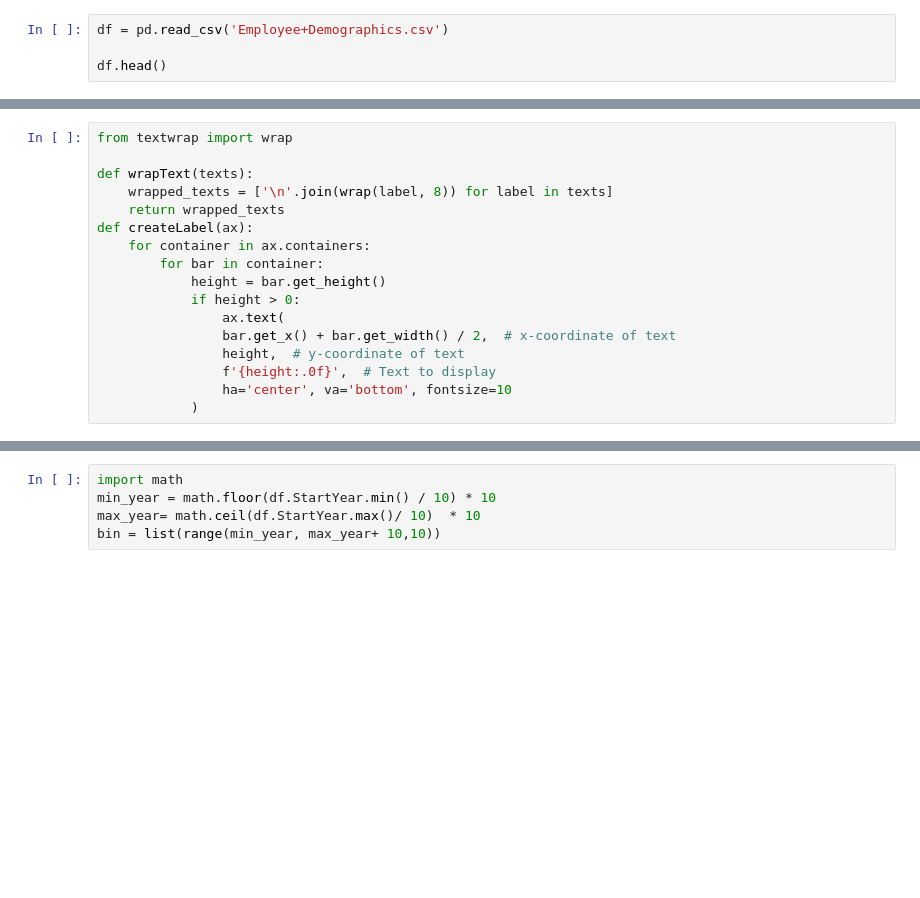
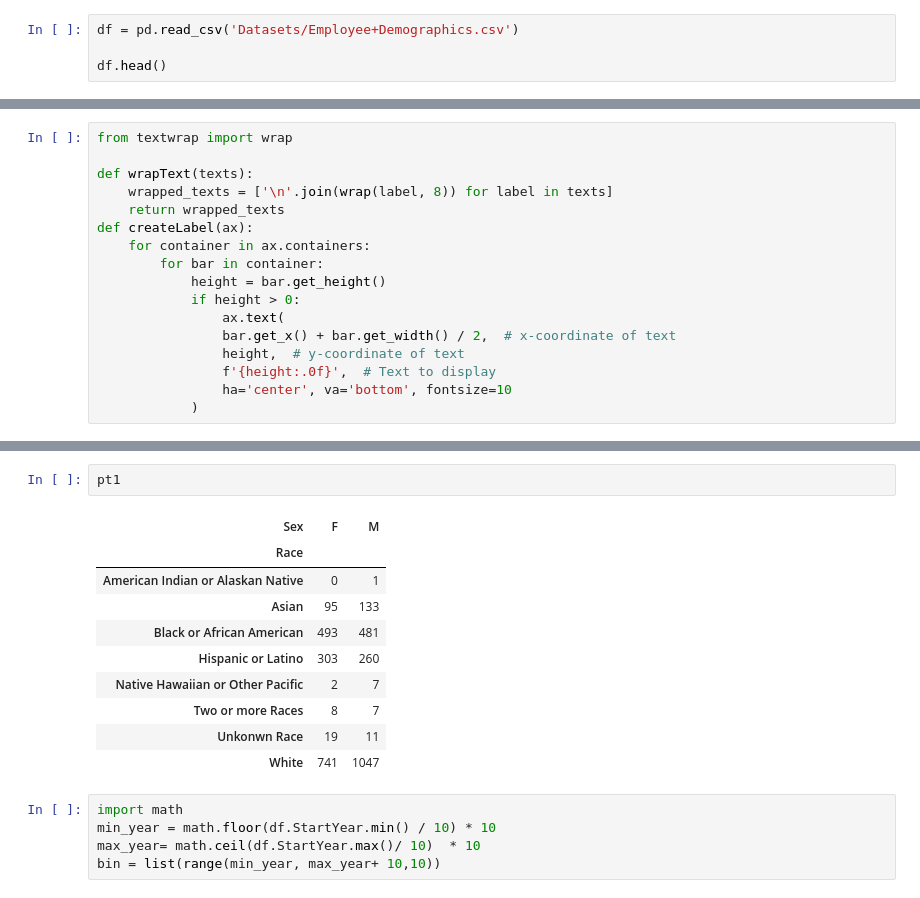
Before and after one commit to bin43256/100DatasetsChallenge, a Jupyter notebook: Employee+Demographics.ipynb, the cells around one changed output, grey strips where cells are left out. Saved outputs shown, nothing was run; the diff lists cells and outputs as text; blank space fills up the shorter version.

```diff
--- a/Employee+Demographics.ipynb
+++ b/Employee+Demographics.ipynb
@@ -2,7 +2,7 @@
 import pandas as pd
 import matplotlib.pyplot as plt
 # %%
-df = pd.read_csv('Employee+Demographics.csv')
+df = pd.read_csv('Datasets/Employee+Demographics.csv')
 
 df.head()
 # %% [output]
@@ -137,6 +138,19 @@ plt.ylabel("Number")
 plt.show()
 # %% [output]
 [figure]
+# %%
+pt1
+# %% [output]
+| Sex | F | M |
+| Race |  |  |
+| American Indian or Alaskan Native | 0 | 1 |
+| Asian | 95 | 133 |
+| Black or African American | 493 | 481 |
+| Hispanic or Latino | 303 | 260 |
+| Native Hawaiian or Other Pacific | 2 | 7 |
+| Two or more Races | 8 | 7 |
+| Unkonwn Race | 19 | 11 |
+| White | 741 | 1047 |
 # %%
 import math
 min_year = math.floor(df.StartYear.min() / 10) * 10
```
Also changed, not shown: parts of 1 cell of this notebook, 4 other files.
